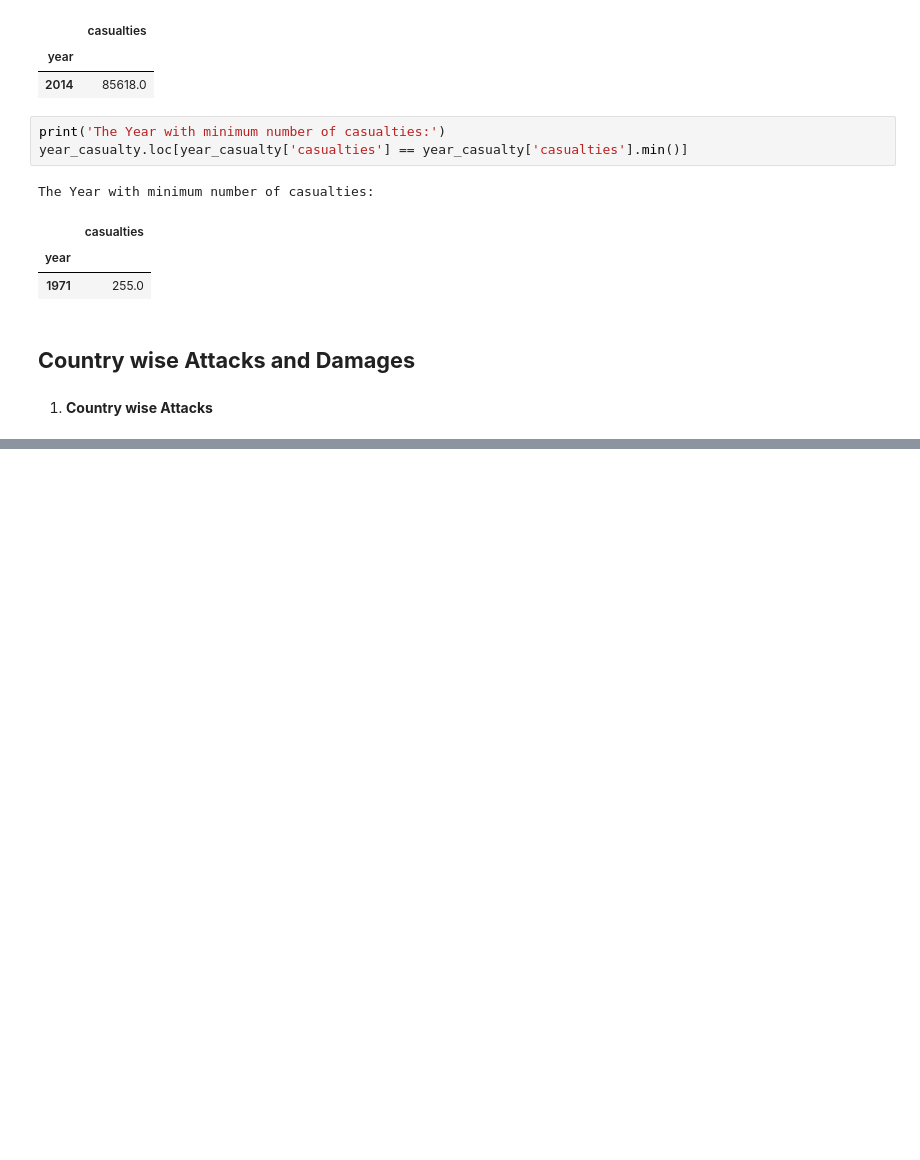
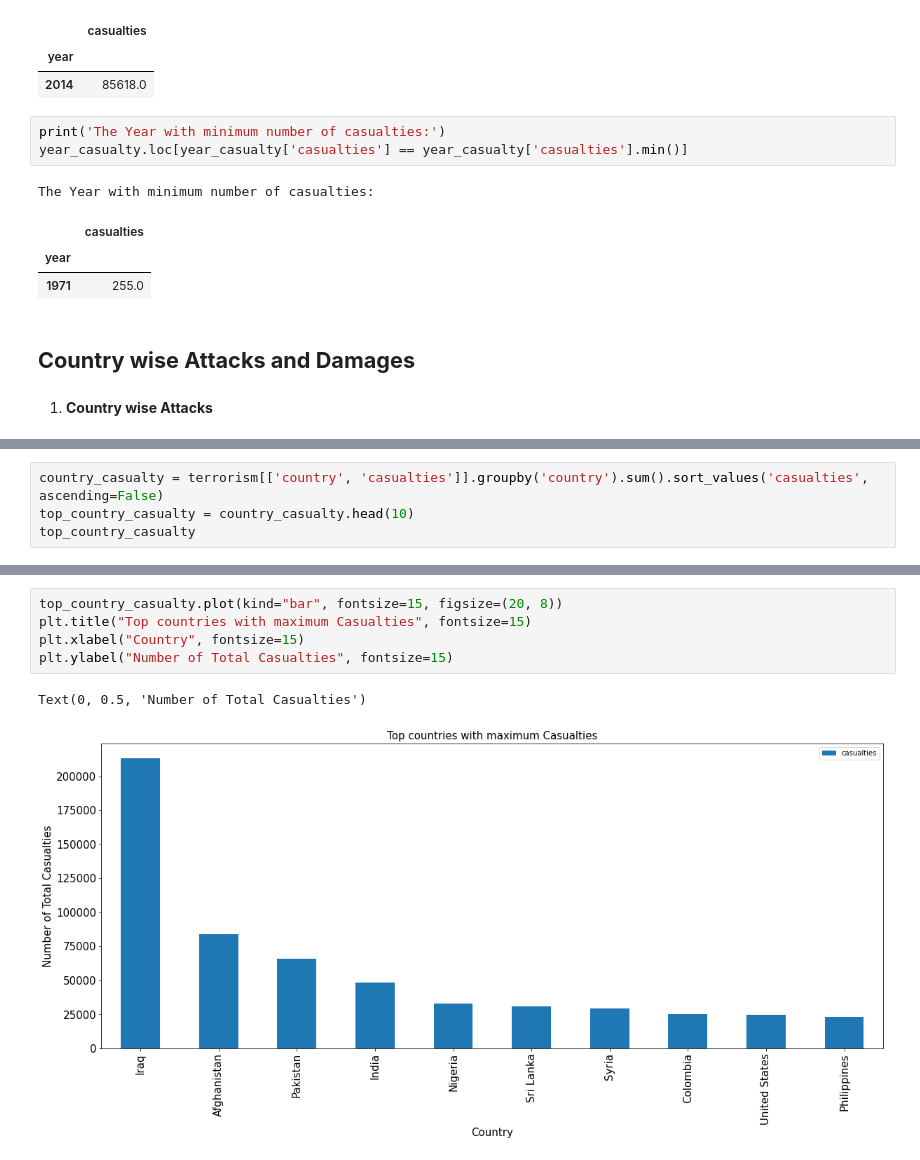
Before and after one commit to kumarraviranjan845/Global-Terrorism-Analysis, a Jupyter notebook: Global_Terrorism_Analysis_Capstone_Project.ipynb, the cells around one changed output, grey strips where cells are left out. Cells and saved outputs as stored; diff of their text form; blank space fills up the shorter version.

```diff
--- a/Global_Terrorism_Analysis_Capstone_Project.ipynb
+++ b/Global_Terrorism_Analysis_Capstone_Project.ipynb
@@ -274,0 +372,4 @@ country_attacks
+# %%
+country_casualty = terrorism[['country', 'casualties']].groupby('country').sum().sort_values('casualties', ascending=False)
+top_country_casualty = country_casualty.head(10)
+top_country_casualty
@@ -274,0 +389,8 @@ country_attacks
+# %%
+top_country_casualty.plot(kind="bar", fontsize=15, figsize=(20, 8))
+plt.title("Top countries with maximum Casualties", fontsize=15)
+plt.xlabel("Country", fontsize=15)
+plt.ylabel("Number of Total Casualties", fontsize=15)
+# %% [output]
+Text(0, 0.5, 'Number of Total Casualties')
+[figure, added]
```
Also changed, not shown: parts of 13 cells of this notebook.
